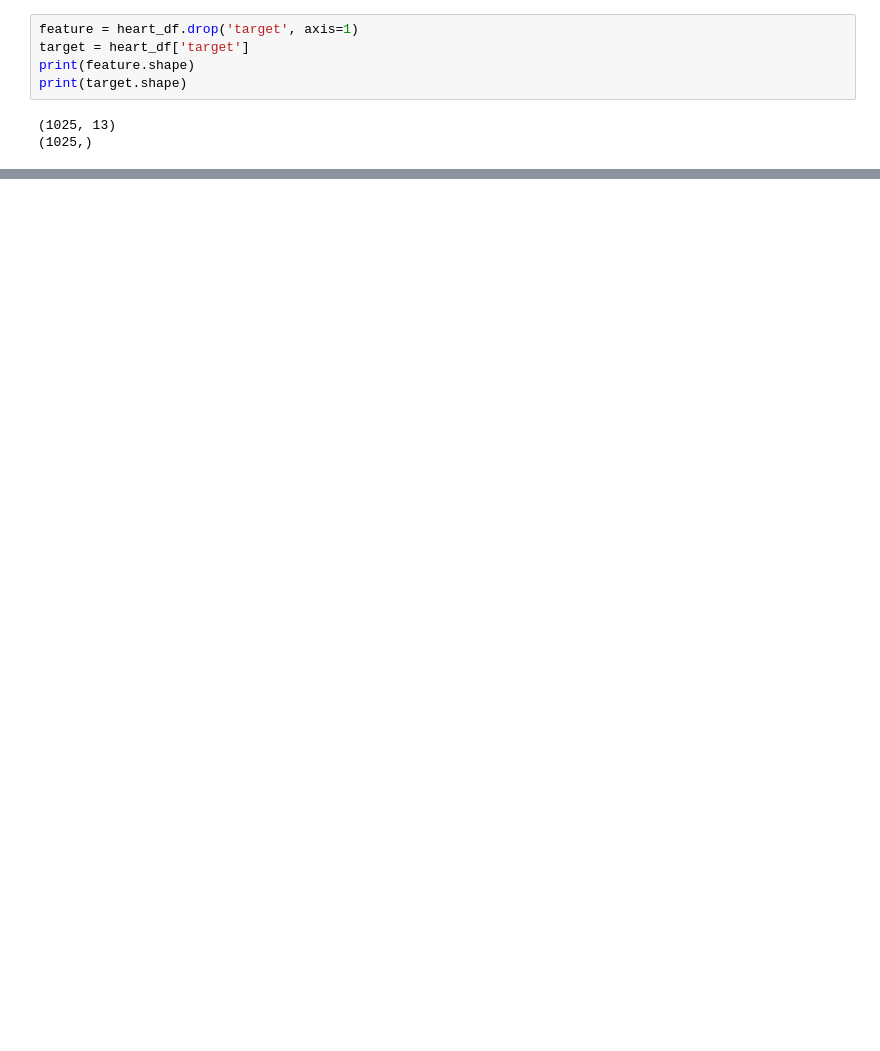
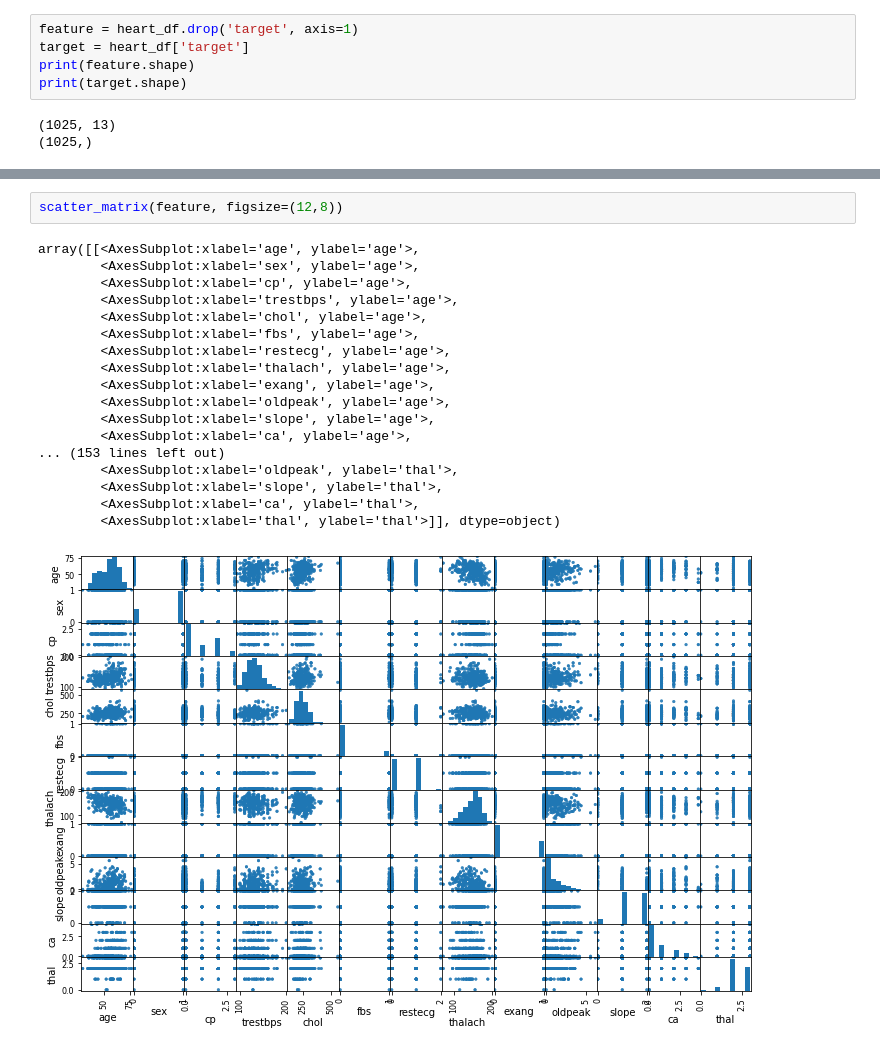
Before and after one commit to danieldhats7/learn_sklearn, a Jupyter notebook: 00_heart.ipynb, the cells around one changed output, grey strips where cells are left out. Saved outputs shown, nothing was run; the diff lists cells and outputs as text; blank space fills up the shorter version.

```diff
--- a/00_heart.ipynb
+++ b/00_heart.ipynb
@@ -40,0 +66,21 @@ print(target.shape)
+# %%
+scatter_matrix(feature, figsize=(12,8))
+# %% [output]
+array([[<AxesSubplot:xlabel='age', ylabel='age'>,
+        <AxesSubplot:xlabel='sex', ylabel='age'>,
+        <AxesSubplot:xlabel='cp', ylabel='age'>,
+        <AxesSubplot:xlabel='trestbps', ylabel='age'>,
+        <AxesSubplot:xlabel='chol', ylabel='age'>,
+        <AxesSubplot:xlabel='fbs', ylabel='age'>,
+        <AxesSubplot:xlabel='restecg', ylabel='age'>,
+        <AxesSubplot:xlabel='thalach', ylabel='age'>,
+        <AxesSubplot:xlabel='exang', ylabel='age'>,
+        <AxesSubplot:xlabel='oldpeak', ylabel='age'>,
+        <AxesSubplot:xlabel='slope', ylabel='age'>,
+        <AxesSubplot:xlabel='ca', ylabel='age'>,
+... (153 lines left out)
+        <AxesSubplot:xlabel='oldpeak', ylabel='thal'>,
+        <AxesSubplot:xlabel='slope', ylabel='thal'>,
+        <AxesSubplot:xlabel='ca', ylabel='thal'>,
+        <AxesSubplot:xlabel='thal', ylabel='thal'>]], dtype=object)
+[figure, added]
```
Also changed, not shown: parts of 2 cells of this notebook.
